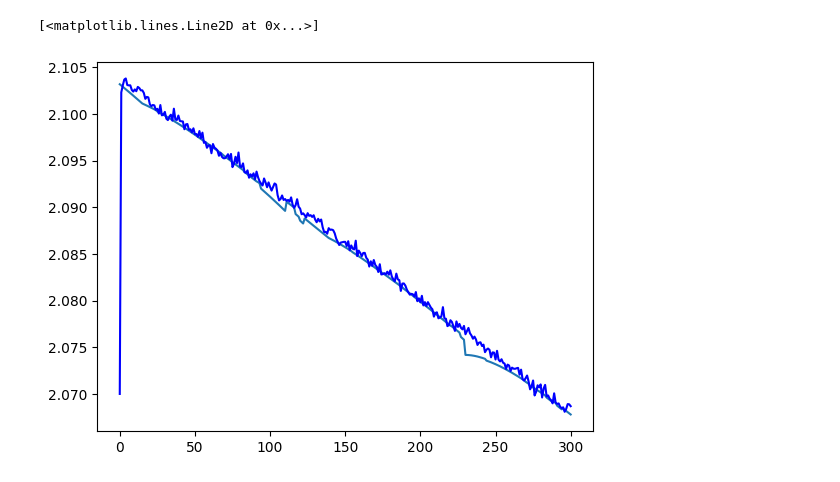
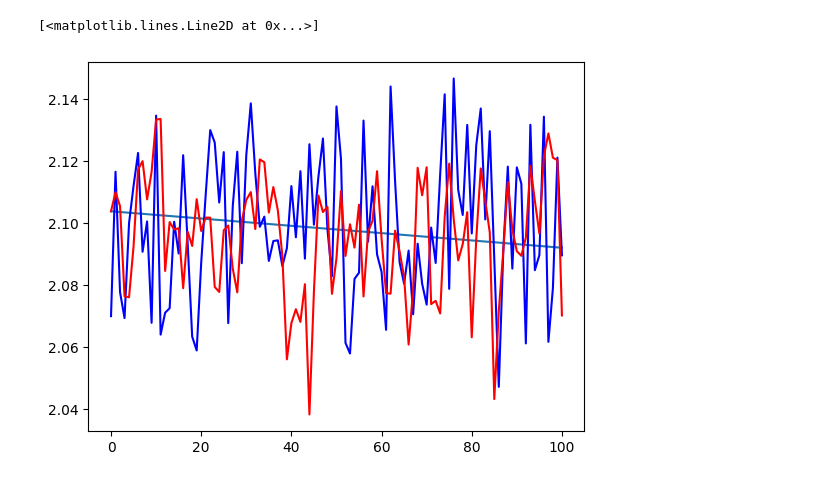
Before and after one commit to j-dichgans/Bachelor-Thesis, a Jupyter notebook: clarke_fig_1_f_dynamics.ipynb, the cells around one changed output. Saved outputs shown, nothing was run; the diff lists cells and outputs as text; code cells hidden in the pictures.

Commit message:
added time series plot from time i to time j to investigate developement of var and ac1 on flexible scale

```diff
--- a/clarke_fig_1_f_dynamics.ipynb
+++ b/clarke_fig_1_f_dynamics.ipynb
@@ -20,7 +29,7 @@ def get_upper():
     upper = np.zeros(n)
 
     for i in tqdm.trange(n):
-        sol = scipy.integrate.solve_ivp(lambda t,x: f(x,ts[i]),(0.0,50),[2.0])
+        sol = scipy.integrate.solve_ivp(lambda t,x: f(x,ts[i]),(0.0,100),[2.0],method="BDF")
         upper[i] = sol.y[0,-1]
 
     return ts, upper
@@ -29,7 +38,7 @@ ts, upper = get_upper()
 # %%
 #numerical simulation of SDEs:
 
-steps_per_unit_time = 100
+steps_per_unit_time = 10
 solve_ts = np.linspace(0,T,T*steps_per_unit_time + 1)
 dt = 1/steps_per_unit_time
 
@@ -41,24 +50,25 @@ xs_white = np.zeros(T*steps_per_unit_time + 1)
 # xs_white[0] = 2.103803356099623
 xs_white[0] = 2.07
 
-sigma = 0.001
+sigma = 0.05
 white_noise = np.random.normal(0,np.sqrt(dt),T*steps_per_unit_time)
 
 
 for i in tqdm.trange(T*steps_per_unit_time):
     xs_white[i+1] = xs_white[i] + f(xs_white[i],solve_ts[i])*dt + sigma*white_noise[i]
 
-wiener = np.zeros(T*steps_per_unit_time + 1)
-wiener[0] = 2.07
-for i in tqdm.trange(T*steps_per_unit_time):
-    wiener[i+1] = wiener[i] + sigma*white_noise[i]
+
+# wiener = np.zeros(T*steps_per_unit_time + 1)
+# wiener[0] = 2.07
+# for i in tqdm.trange(T*steps_per_unit_time):
+#     wiener[i+1] = wiener[i] + sigma*white_noise[i]
 
 
 #red noise case
 
 xs_red = np.zeros(T*steps_per_unit_time+1)
 xs_red[0] = 2.103803356099623                                                           #upper[0]
-kappa = 0                                                                    #shouldn't be too small
+kappa = 0.1                                                                    #shouldn't be too small
 
 def eta(theta):
     eta = np.zeros(T*steps_per_unit_time)
@@ -66,15 +76,15 @@ def eta(theta):
         eta[i+1] = np.exp(-theta*dt)*eta[i] + np.sqrt(1/(2*theta)*(1-np.exp(-2*theta*dt)))*np.random.normal(0,1)
     return eta
 
-# eta = eta(1)
+eta = eta(1)
 
 
-# for i in tqdm.trange(T*steps_per_unit_time):
-#     xs_red[i+1] = xs_red[i] + f(xs_red[i],solve_ts[i])*dt + kappa*eta[i]*dt
+for i in tqdm.trange(T*steps_per_unit_time):
+    xs_red[i+1] = xs_red[i] + f(xs_red[i],solve_ts[i])*dt + kappa*eta[i]*dt
 
 
 
 xs_white_filtered = xs_white[::steps_per_unit_time]
-# xs_red_filtered = xs_red[::steps_per_unit_time]
+xs_red_filtered = xs_red[::steps_per_unit_time]
 # %%
 plt.plot(solve_ts[:10000],xs_white[:10000], c = "blue")
@@ -81,0 +95,2 @@ plt.plot(solve_ts[:10000],wiener[:10000], c = "orange")
+# %%
+up_to_time = 1
@@ -82,8 +115,9 @@ plt.plot(solve_ts[:10000],wiener[:10000], c = "orange")
 # %%
+#filtered time series
 
-plt.plot(np.arange(301),upper[:301])
-plt.plot(np.arange(301),xs_white_filtered[:301],color="blue")
-# axs[0].plot(np.arange(301),xs_red_filtered[:301],color="red")
+plt.plot(np.arange(up_to_time + 1),upper[:up_to_time + 1])
+plt.plot(np.arange(up_to_time + 1),xs_white_filtered[:up_to_time + 1],color="blue")
+plt.plot(np.arange(up_to_time + 1),xs_red_filtered[:up_to_time + 1],color="red")
 # %% [output]
 [<matplotlib.lines.Line2D at 0x...>]
-[figure, old version]
+[figure, new version]
```
Also changed, not shown: parts of 7 cells of this notebook, 2 other files.
